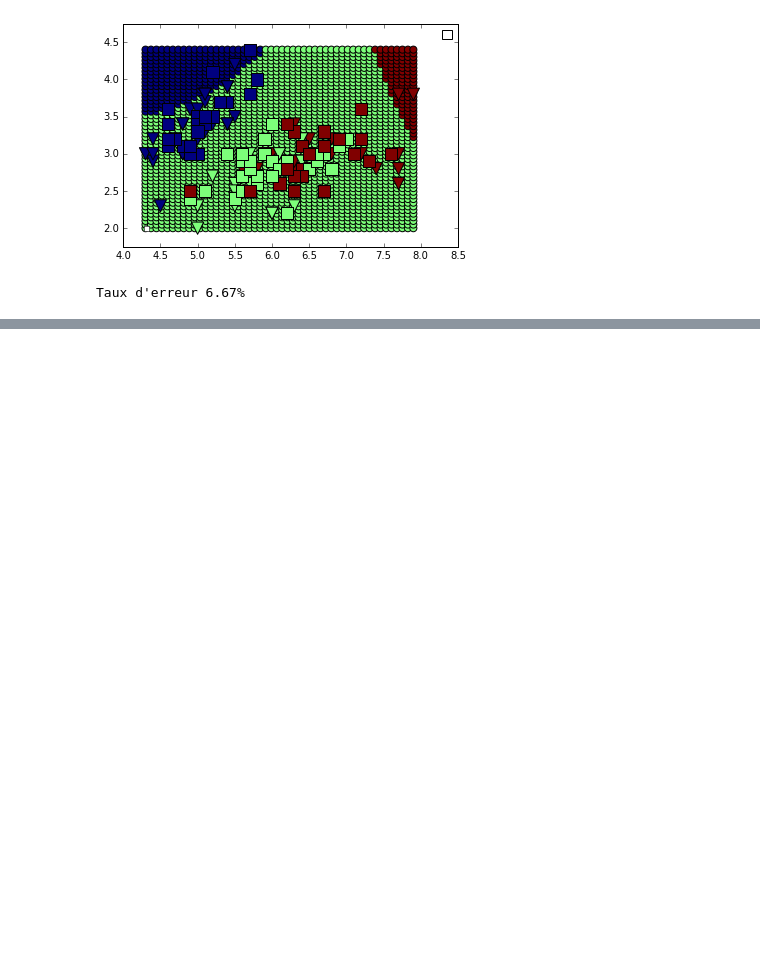
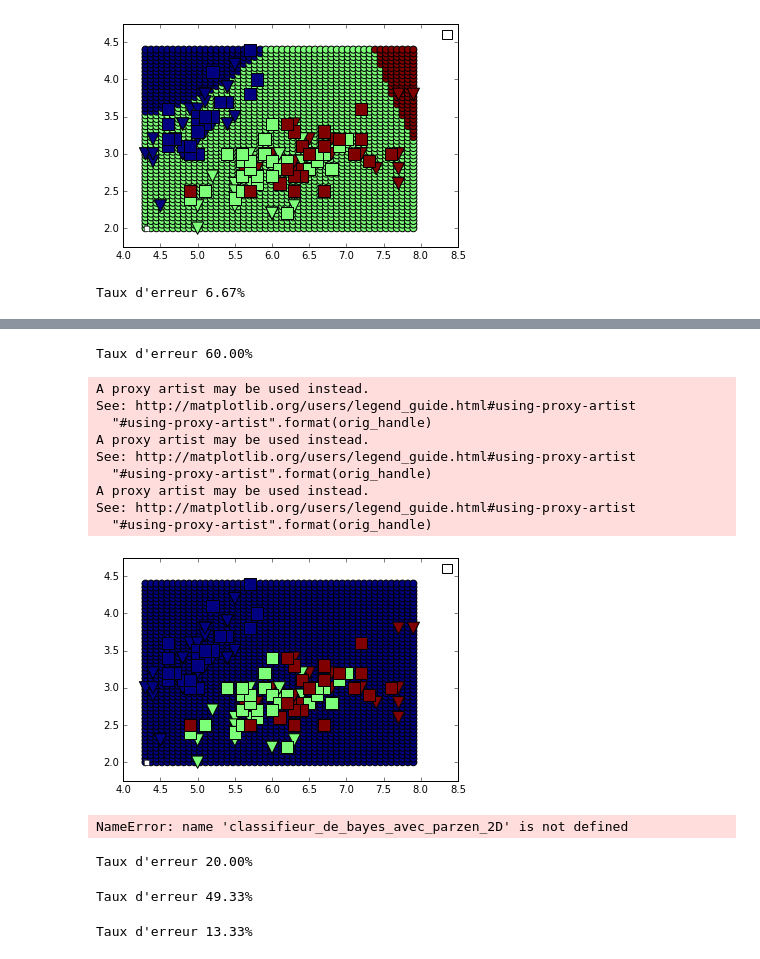
Before and after one commit to mabounassif/IFT6390, a Jupyter notebook: devoirs/d1/d1.ipynb, the cells around one changed output, grey strips where cells are left out. Drawn from its saved outputs; the diff is of its cells as text; code cells hidden in the pictures; blank space fills up the shorter version.

```diff
--- a/devoirs/d1/d1.ipynb
+++ b/devoirs/d1/d1.ipynb
@@ -278,0 +326,57 @@ Taux d'erreur 6.67%
+# %%
+classifieur_de_bayes_avec_parzen_2D(sigma=10)
+# %% [output]
+Taux d'erreur 60.00%
+A proxy artist may be used instead.
+See: http://matplotlib.org/users/legend_guide.html#using-proxy-artist
+  "#using-proxy-artist".format(orig_handle)
+A proxy artist may be used instead.
+See: http://matplotlib.org/users/legend_guide.html#using-proxy-artist
+  "#using-proxy-artist".format(orig_handle)
+A proxy artist may be used instead.
+See: http://matplotlib.org/users/legend_guide.html#using-proxy-artist
+  "#using-proxy-artist".format(orig_handle)
+[figure, added]
+# %%
+classifieur_de_bayes_avec_parzen_2D(sigma=20)
+# %% [output]
+NameError: name 'classifieur_de_bayes_avec_parzen_2D' is not defined
+# %%
+def classifieur_de_bayes_avec_parzen_4D(sigma=1):
+    # On repartage le train set par classes
+    iris_train_4D_1 = iris_train_4D[iris_train_4D[:,-1] == 1]
+    iris_train_4D_2 = iris_train_4D[iris_train_4D[:,-1] == 2]
+    iris_train_4D_3 = iris_train_4D[iris_train_4D[:,-1] == 3]
+
+    model_classe1=parzen(len(iris_train_4D_1), sigma)
+    model_classe2=parzen(len(iris_train_4D_2), sigma)
+    model_classe3=parzen(len(iris_train_4D_3), sigma)
+
+    model_classe1.train(iris_train_4D_1[:,:-1])
+    model_classe2.train(iris_train_4D_2[:,:-1])
+    model_classe3.train(iris_train_4D_3[:,:-1])
+
+    modele_mv=[model_classe1,model_classe2,model_classe3]
+    priors=np.array([len(iris_train_4D_1),len(iris_train_4D_2),len(iris_train_4D_3)])/len(iris_train_4D)
+
+    classifieur=classif_bayes(modele_mv,priors)
+
+    log_prob = classifieur.compute_predictions(iris_valid_4D[:,:-1])
+
+    classesPred = log_prob.argmax(1)+1
+
+    utilitaires.teste(iris_valid_4D[:,-1], classesPred)
+
+    print("Taux d'erreur %.2f%%" % ((1-(classesPred==iris_valid_4D[:,-1]).mean())*100.0))
+
+classifieur_de_bayes_avec_parzen_4D(sigma=0.5)
+# %% [output]
+Taux d'erreur 20.00%
+# %%
+classifieur_de_bayes_avec_parzen_4D(sigma=1)
+# %% [output]
+Taux d'erreur 49.33%
+# %%
+classifieur_de_bayes_avec_parzen_4D(sigma=0.054)
+# %% [output]
+Taux d'erreur 13.33%
```
Also changed, not shown: parts of 3 cells of this notebook.
